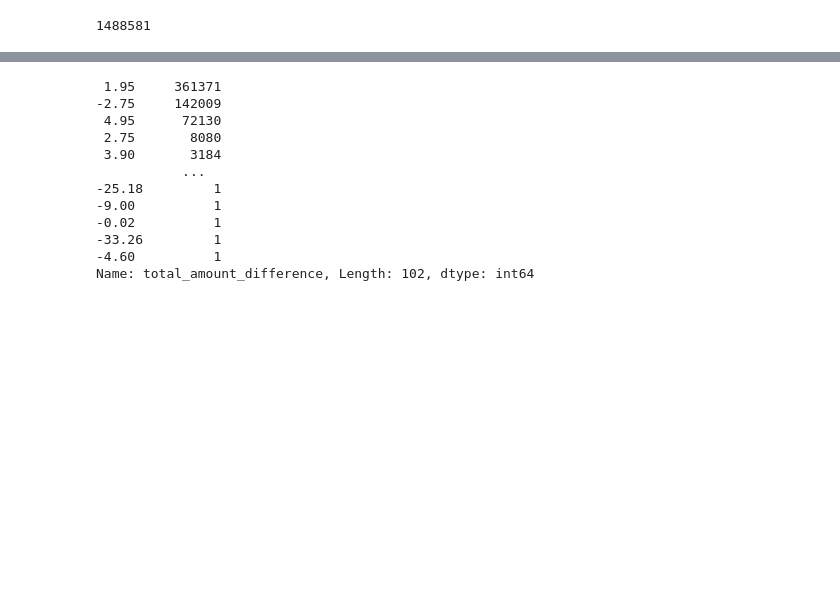
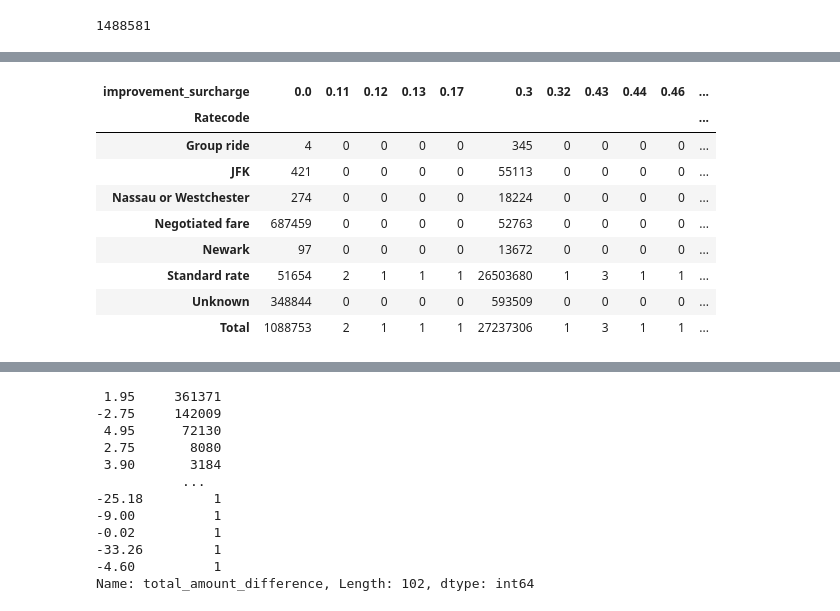
Before and after one commit to rayeess/NYC-Taxi-Trips, a Jupyter notebook: Data Cleaning.ipynb, the cells around one changed output, grey strips where cells are left out. Cells and saved outputs as stored; diff of their text form; code cells hidden in the pictures; blank space fills up the shorter version.

Commit message:
improvement_surcharge tidied up

```diff
--- a/Data Cleaning.ipynb
+++ b/Data Cleaning.ipynb
@@ -1035,0 +1072,14 @@ The congestion_surcharge column is now clean with values of 0.00, 2.50 and 2.75
+# %%
+# Checking if there's any link between improvement_surcharge and Ratecode using pivot table
+pd.pivot_table(taxi_trips, index='Ratecode', columns='improvement_surcharge', values='lpep_pickup_datetime', aggfunc='count', fill_value=0, margins=True, margins_name='Total')
+# %% [output]
+| improvement_surcharge | 0.0 | 0.11 | 0.12 | 0.13 | 0.17 | 0.3 | 0.32 | 0.43 | 0.44 | 0.46 | ... |
+| Ratecode |  |  |  |  |  |  |  |  |  |  | ... |
+| Group ride | 4 | 0 | 0 | 0 | 0 | 345 | 0 | 0 | 0 | 0 | ... |
+| JFK | 421 | 0 | 0 | 0 | 0 | 55113 | 0 | 0 | 0 | 0 | ... |
+| Nassau or Westchester | 274 | 0 | 0 | 0 | 0 | 18224 | 0 | 0 | 0 | 0 | ... |
+| Negotiated fare | 687459 | 0 | 0 | 0 | 0 | 52763 | 0 | 0 | 0 | 0 | ... |
+| Newark | 97 | 0 | 0 | 0 | 0 | 13672 | 0 | 0 | 0 | 0 | ... |
+| Standard rate | 51654 | 2 | 1 | 1 | 1 | 26503680 | 1 | 3 | 1 | 1 | ... |
+| Unknown | 348844 | 0 | 0 | 0 | 0 | 593509 | 0 | 0 | 0 | 0 | ... |
+| Total | 1088753 | 2 | 1 | 1 | 1 | 27237306 | 1 | 3 | 1 | 1 | ... |
```
Also changed, not shown: parts of 90 cells of this notebook.
